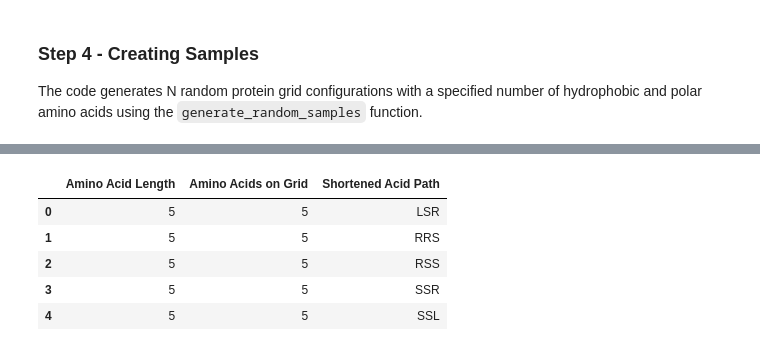
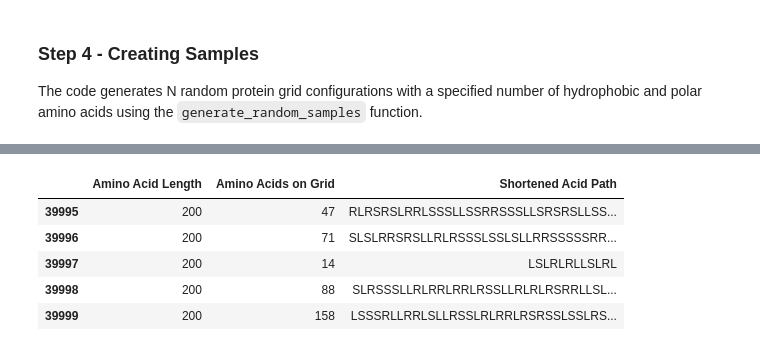
Before and after one commit to jessekommandeur/Protein-Folding, a Jupyter notebook: Paper 1/Experiments/Protein folding algorithm Experiment 2 .ipynb, the cells around one changed output, grey strips where cells are left out. Cells and saved outputs as stored; diff of their text form; code cells hidden in the pictures.

```diff
--- a/Paper 1/Experiments/Protein folding algorithm Experiment 2 .ipynb
+++ b/Paper 1/Experiments/Protein folding algorithm Experiment 2 .ipynb
@@ -358,7 +359,7 @@ def store_samples_in_dataframe(num_samples, amino_acid_lengths):
 # Generate an experiment with 1000 samples for amino length [5, 10, 15 ..., 201]
 
 num_samples = 1000
-amino_acid_lengths = [length for length in range(5, 201, 5)]
+amino_acid_lengths = [length for length in range(5, 51, 5)]
 time_data = timing_samples(num_samples, amino_acid_lengths)
 HP200 = store_samples_in_dataframe(num_samples, amino_acid_lengths)
 # %% [output]
@@ -393,13 +437,13 @@ HP200['Shortened Acid Path'] = HP200['Full Acid Path'].apply(lambda x: x[2:])
 # %%
 # Selecting the specified columns to create smaller dataframe
 HP200_small = HP200[['Amino Acid Length', 'Amino Acids on Grid', 'Shortened Acid Path']]
-HP200_small.head()
+HP200_small.tail()
 # %% [output]
 |  | Amino Acid Length | Amino Acids on Grid | Shortened Acid Path |
-| 0 | 5 | 5 | LSR |
-| 1 | 5 | 5 | RRS |
-| 2 | 5 | 5 | RSS |
-| 3 | 5 | 5 | SSR |
-| 4 | 5 | 5 | SSL |
+| 39995 | 200 | 47 | RLRSRSLRRLSSSLLSSRRSSSLLSRSRSLLSS... |
+| 39996 | 200 | 71 | SLSLRRSRSLLRLRSSSLSSLSLLRRSSSSSRR... |
+| 39997 | 200 | 14 | LSLRLRLLSLRL |
+| 39998 | 200 | 88 | SLRSSSLLRLRRLRRLRSSLLRLRLRSRRLLSL... |
+| 39999 | 200 | 158 | LSSSRLLRRLSLLRSSLRLRRLRSRSSLSSLRS... |
 # %%
 HP200_small.to_csv('../Paper/HP200 small E2.csv', index=False)
```
Also changed, not shown: parts of 9 cells of this notebook, 3 other files.
